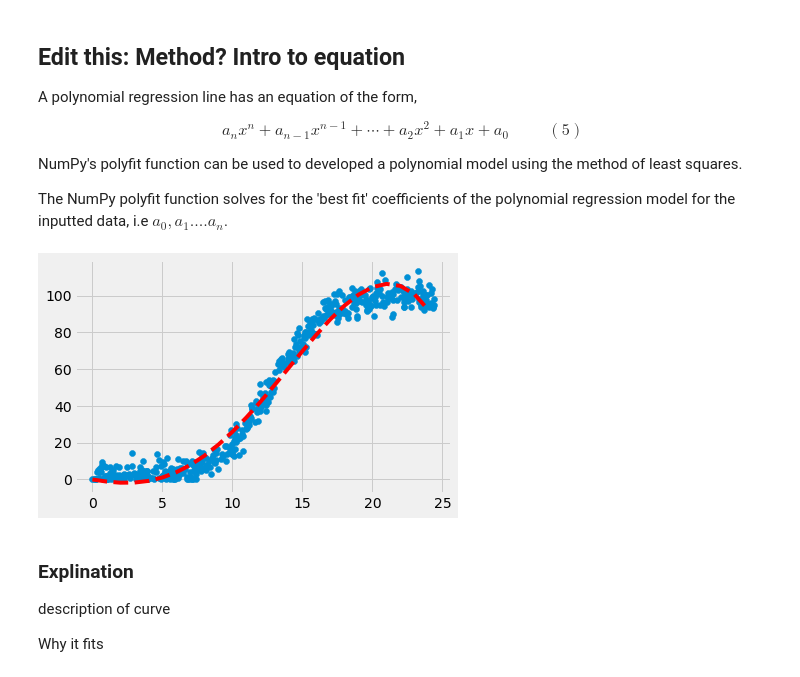
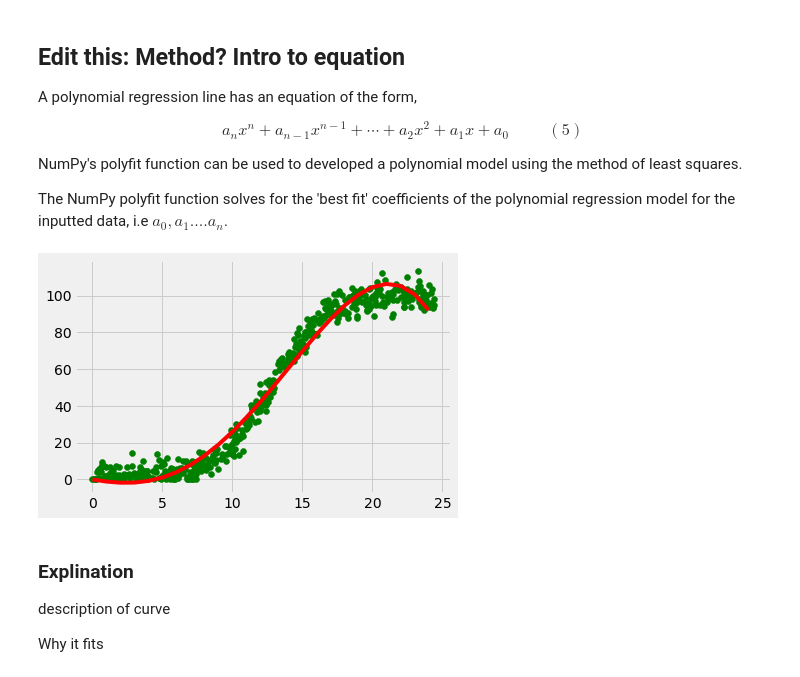
Before and after one commit to eoinlees/FoDA-Project-2020, a Jupyter notebook: Project-2020.ipynb, the cells around one changed output. Drawn from its saved outputs; the diff is of its cells as text; code cells hidden in the pictures.

```diff
--- a/Project-2020.ipynb
+++ b/Project-2020.ipynb
@@ -210,7 +210,7 @@ power    14
 dtype: int64
 # %%
 # remove the outliers
-dfClean = dfpowprod.drop(df_out.index, axis=0)
+dfClean = df.drop(df_out.index, axis=0)
 
 # Output as csv
 dfClean.to_csv("powerproduction.csv", index=False, encoding='utf8')
@@ -374,7 +380,7 @@ def objective(x, a, b, c):
     return a * x + b * x**2 + c
 
 # load the dataset
-data = dfpowprod.values
+data = dfClean.values
 # choose the input and output variables
 x, y = data[:, 0], data[:, 1]
 # curve fit
@@ -383,13 +389,13 @@ popt, _ = curve_fit(objective, x, y)
 a, b, c = popt
 print('y = %.5f * x + %.5f * x^2 + %.5f' % (a, b, c))
 # plot input vs output
-pyplot.scatter(x, y)
+pyplot.scatter(x, y, color="g")
 # define a sequence of inputs between the smallest and largest known inputs
 x_line = arange(min(x), max(x), 1)
 # calculate the output for the range
 y_line = objective(x_line, a, b, c)
 # create a line plot for the mapping function
-pyplot.plot(x_line, y_line, '--', color='red')
+pyplot.plot(x_line, y_line, color='red')
 pyplot.show()
 # %% [output]
 y = 4.52411 * x + 0.04193 * x^2 + -14.68261
@@ -417,37 +423,37 @@ from numpy import arange
 from pandas import read_csv
 from scipy.optimize import curve_fit
 from matplotlib import pyplot
 
 # define the true objective function
 def objective(x, a, b, c, d):#, e, f):
     return (a * x) + (b * x**2) + (c * x**3) + (d * x**4)# + (e * x**5) + f
 
 # load the dataset
-data = dfpowprod.values
+data = dfClean.values
 
 # choose the input and output variables
 x, y = data[:, 0], data[:, 1]
 
 # curve fit
 popt, _ = curve_fit(objective, x, y)
 
 # summarize the parameter values
 a, b, c, d = popt #, e, f
 
 # plot input vs output
-pyplot.scatter(x, y)
+pyplot.scatter(x, y, color='g')
 
 # define a sequence of inputs between the smallest and largest known inputs
 x_line = arange(min(x), max(x), 1)
 
 # calculate the output for the range
 y_line = objective(x_line, a, b, c, d) #, e, f
 
 # create a line plot for the mapping function
-pyplot.plot(x_line, y_line, '--', color='red')
+pyplot.plot(x_line, y_line, color='red')
 pyplot.show()
 # %% [output]
-[figure, old version]
+[figure, new version]
 # %% [markdown]
 ### Explination
 
```
Also changed, not shown: parts of 19 cells of this notebook.
